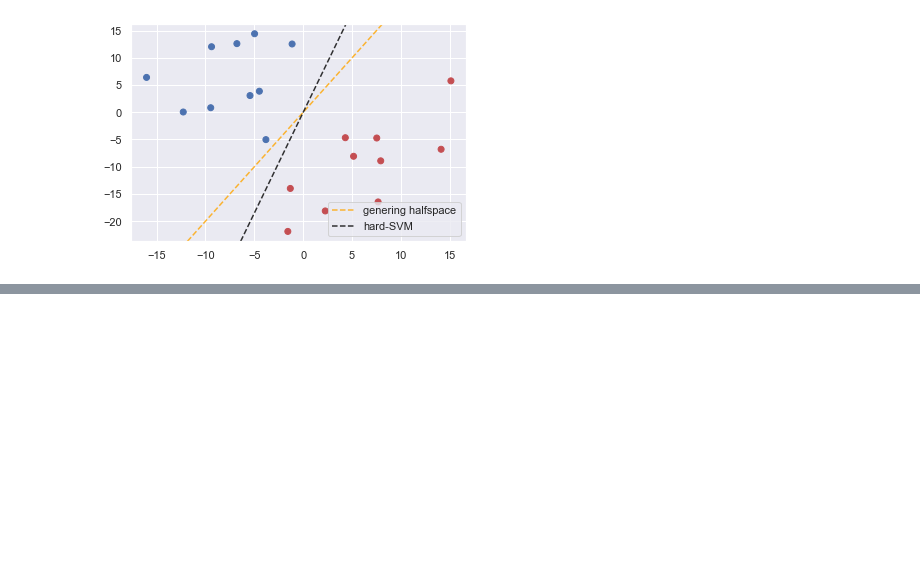
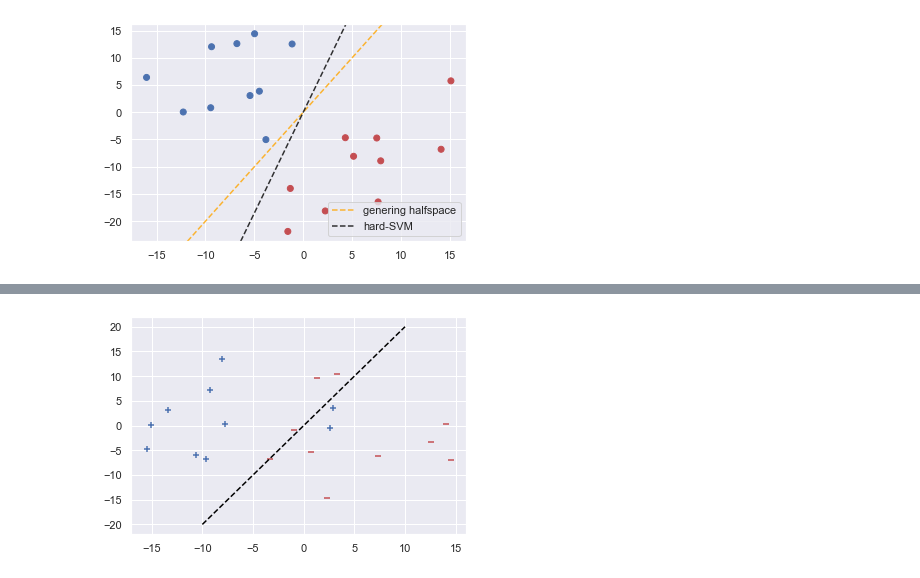
Before and after one commit to s276842/Mathematics-In-Machine-Learning, a Jupyter notebook: svm.ipynb, the cells around one changed output, grey strips where cells are left out. Saved outputs shown, nothing was run; the diff lists cells and outputs as text; code cells hidden in the pictures; blank space fills up the shorter version.

```diff
--- a/svm.ipynb
+++ b/svm.ipynb
@@ -98 +187,20 @@ SyntaxError: invalid syntax (<ipython-input-46-f4745782f9e9>, line 3)
+# %%
+separating_line = lambda x: 2*x + 0
+
+n_pos_points = 10
+n_neg_points = 10
+
+x_pos = np.array([(x - 15*np.random.rand() + 8 * np.random.rand(), separating_line(x) + 15*np.random.rand() - 7 * np.random.rand()) for x in np.random.randint(-5, 5, n_pos_points)])
+x_neg = np.array([(x + 15*np.random.rand() - 8 * np.random.rand(), separating_line(x) - 15*np.random.rand() + 7 * np.random.rand()) for x in np.random.randint(-5, 5, n_pos_points)])
+
+plt.scatter(x_pos[:,0], x_pos[:,1], c='b', marker='+')
+plt.scatter(x_neg[:,0], x_neg[:,1], c='r', marker='_')
+plt.plot([-10,10], [separating_line(-10), separating_line(10)],  linestyle='--', color ='black')
+plt.show()
+
+
+X = np.vstack((x_pos, x_neg)) #points
+y = np.hstack((np.ones(len(x_pos)), -1 * np.ones(len(x_neg)))) #labels
+# %% [output]
+[figure, added]
 # %%
```
Also changed, not shown: parts of 8 cells of this notebook.
